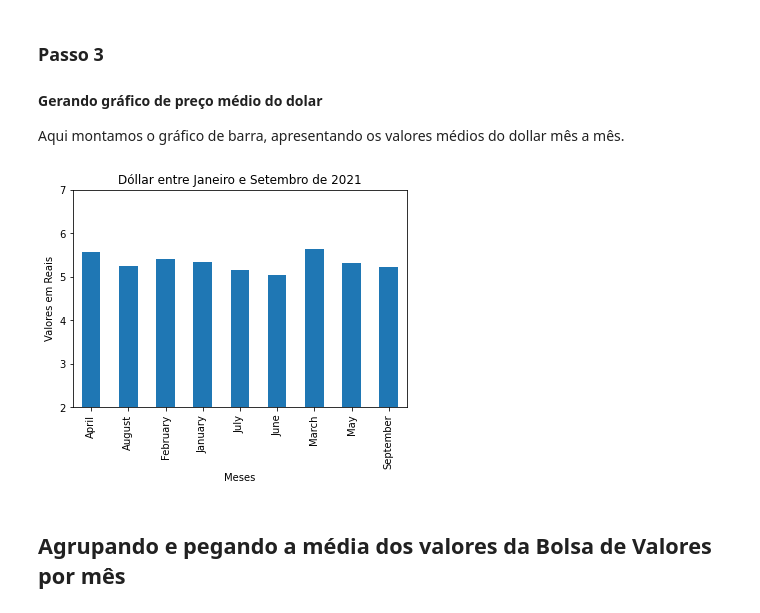
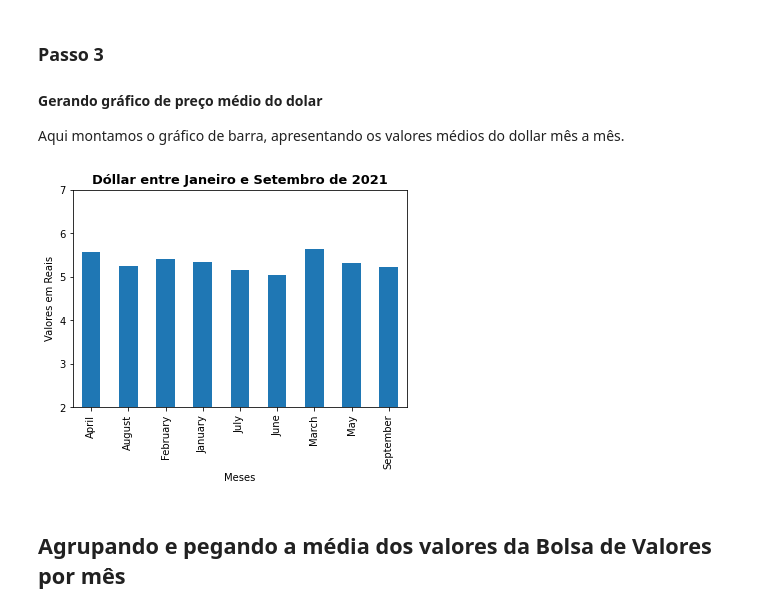
Before and after one commit to MarceloMaurin/Combustivel_Medicamentos, a Jupyter notebook: notebook/Analise Dolar x IBOV2.ipynb, the cells around one changed output. Drawn from its saved outputs; the diff is of its cells as text; code cells hidden in the pictures.

```diff
--- a/notebook/Analise Dolar x IBOV2.ipynb
+++ b/notebook/Analise Dolar x IBOV2.ipynb
@@ -121,16 +128,17 @@ Name: Close, dtype: float64
 # %%
 dados_dollar_mes.plot(kind='bar')
 
 x1,x2,y1,y2 = plt.axis()
 plt.axis((x1,x2,2,7))
-
-plt.title("Dóllar entre Janeiro e Setembro de 2021")
+plt.style.use('ggplot')#colocando estilo GGPLOT no grafico
+plt.title("Dóllar entre Janeiro e Setembro de 2021", fontsize=13, fontweight='bold', )#alternando fonte titulo
 plt.xlabel("Meses")
 plt.ylabel("Valores em Reais")
 
+
 plt.show()
 # %% [output]
-[figure, old version]
+[figure, new version]
 # %% [markdown]
 ## **Agrupando e pegando a média dos valores da Bolsa de Valores por mês**
 # %%
```
Also changed, not shown: parts of 9 cells of this notebook.
